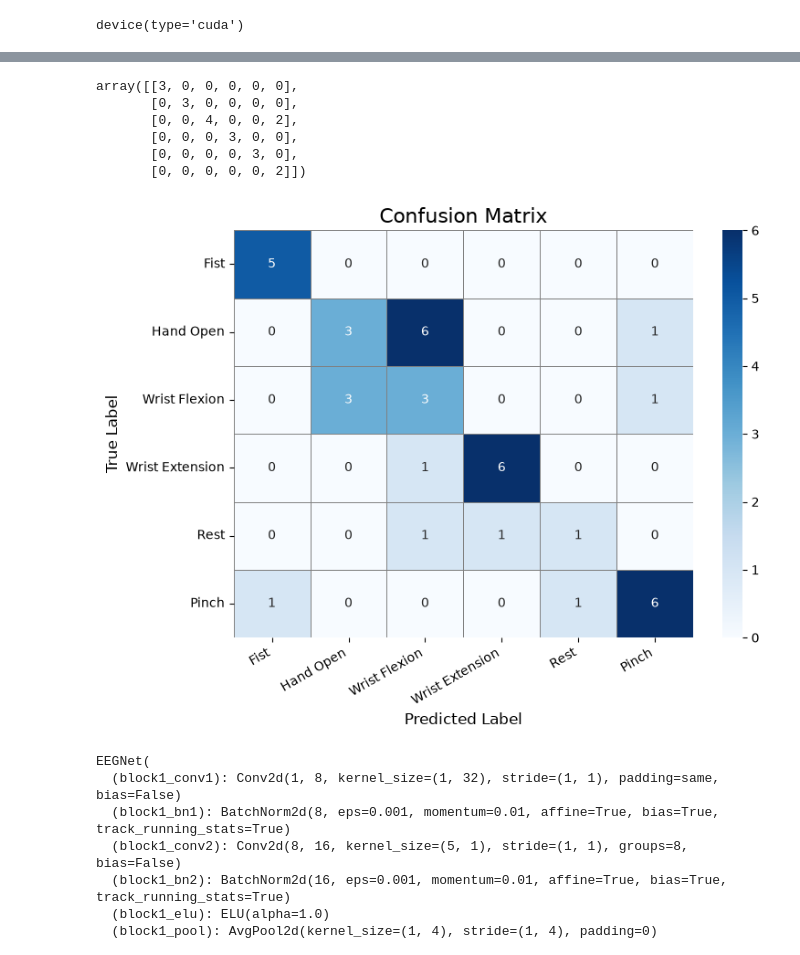
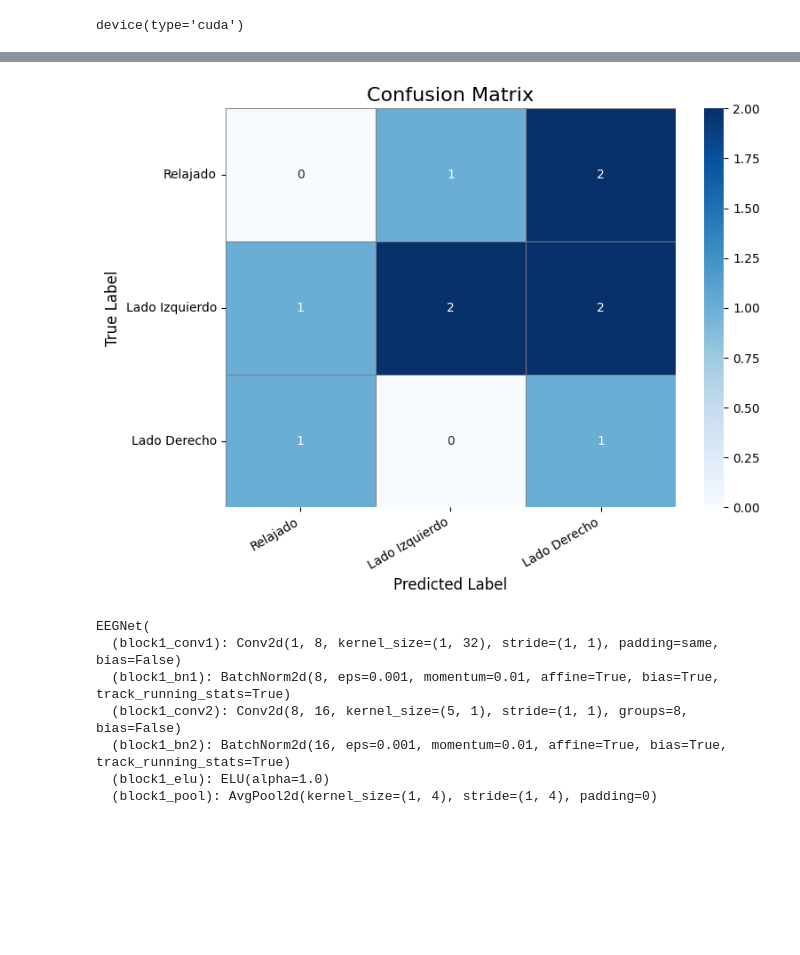
Before and after one commit to carlos-lorenzo/neurodaq-host, a Jupyter notebook: train_cnn.ipynb, the cells around one changed output, grey strips where cells are left out. Cells and saved outputs as stored; diff of their text form; code cells hidden in the pictures; blank space fills up the shorter version.

Commit message:
improved visuals

```diff
--- a/train_cnn.ipynb
+++ b/train_cnn.ipynb
@@ -44,8 +392,8 @@ torch.Size([4, 1, 8, 1000])
 # %%
-model = EEGNet(n_classes=6, electrode_channels=5,
-               sample_length=2000).to(device=device)
+model = EEGNet(n_classes=3, electrode_channels=8,
+               sample_length=1000, dropout_rate=0.9, kernel_length=32).to(device=device)
 criterion = torch.nn.CrossEntropyLoss()
-optim = torch.optim.Adam(params=model.parameters())
+optim = torch.optim.Adam(params=model.parameters(), lr=3e-4)
 # %%
 num_epochs = 100
 
@@ -55,9 +403,9 @@ for epoch in range(num_epochs):
     labels: torch.Tensor = torch.tensor([])
     # 4. Inner loop to iterate over DataLoader batches
     for inputs, labels in dataloader:
-        inputs = inputs.unsqueeze(1).to(device)
+        # inputs = inputs.unsqueeze(1).to(device)
         labels = labels.to(device)
-
+        inputs = inputs.to(device)
         # 5. Clear previous gradients
         optim.zero_grad()
 
@@ -76,11 +424,20 @@ for epoch in range(num_epochs):
         # 10. Track ongoing performance
         running_loss += loss.item()
 
+        model.apply_max_norm()
+
     if epoch % 10 == 0:
         model.eval()
-        y_pred = model.forward(X_test.unsqueeze(1).to(device))
+        y_pred = model.forward(X_train.to(device))
 
         acc = accuracy_score(y_pred.detach().cpu().numpy().argmax(axis=1),
+                             y_train.detach().cpu().numpy())
+        print(f"Train: Acc: {acc} | Loss: {running_loss}")
+
+        y_pred = model.forward(X_test.to(device))
+        acc = accuracy_score(y_pred.detach().cpu().numpy().argmax(axis=1),
                              y_test.detach().cpu().numpy())
-        print(f"Acc: {acc}")
+        loss = criterion(y_pred, y_test.to(device))
+        print(f"Test: Acc: {acc} | Loss: {loss}")
+        print("-"*10)
 # %% [output]
@@ -97,63 +461,43 @@ Acc: 0.575
-# %%
-model.eval()
-y_pred = model.forward(X_test.unsqueeze(1).to(device))
-
-confusion_matrix(y_pred.detach().cpu().numpy().argmax(axis=1),
-                 y_test.detach().cpu().numpy())
-# %% [output]
-array([[3, 0, 0, 0, 0, 0],
-       [0, 3, 0, 0, 0, 0],
-       [0, 0, 4, 0, 0, 2],
-       [0, 0, 0, 3, 0, 0],
-       [0, 0, 0, 0, 3, 0],
-       [0, 0, 0, 0, 0, 2]])
 # %%
 import matplotlib.pyplot as plt
 import seaborn as sns
 from sklearn.metrics import confusion_matrix
 
-ACTIONS = [
-    "Fist",
-    "Hand Open",
-    "Wrist Flexion",
-    "Wrist Extension",
-    "Rest",
-    "Pinch"
-]
+ACTIONS = ["Relajado", "Lado Izquierdo", "Lado Derecho"]
 
 # Predictions
 model.eval()
 with torch.no_grad():
-    y_pred = model(X_test.unsqueeze(1).to(device))
+    y_pred = model(X_test.to(device))
 
 y_true = y_test.cpu().numpy()
 y_pred = y_pred.cpu().numpy().argmax(axis=1)
 
 # Confusion matrix
 cm = confusion_matrix(y_true, y_pred)
 
 # Plot
 plt.figure(figsize=(8, 6))
 sns.heatmap(
     cm,
     annot=True,
     fmt="d",
     cmap="Blues",
     xticklabels=ACTIONS,
     yticklabels=ACTIONS,
     linewidths=0.5,
     linecolor="gray"
 )
 
 plt.title("Confusion Matrix", fontsize=16)
 plt.xlabel("Predicted Label", fontsize=12)
 plt.ylabel("True Label", fontsize=12)
 plt.xticks(rotation=30, ha="right")
 plt.yticks(rotation=0)
 plt.tight_layout()
 plt.show()
 # %% [output]
-[figure, old version]
+[figure, new version]
 # %%
 torch.save(model, "55.pth")
 # %%
```
Also changed, not shown: parts of 12 cells of this notebook, 10 other files.
